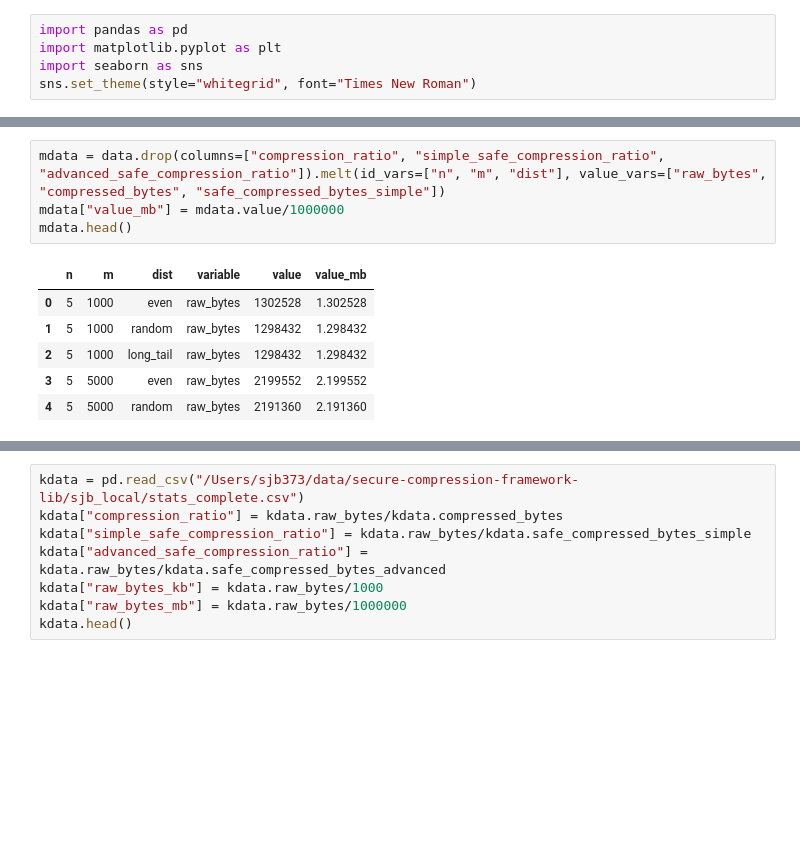
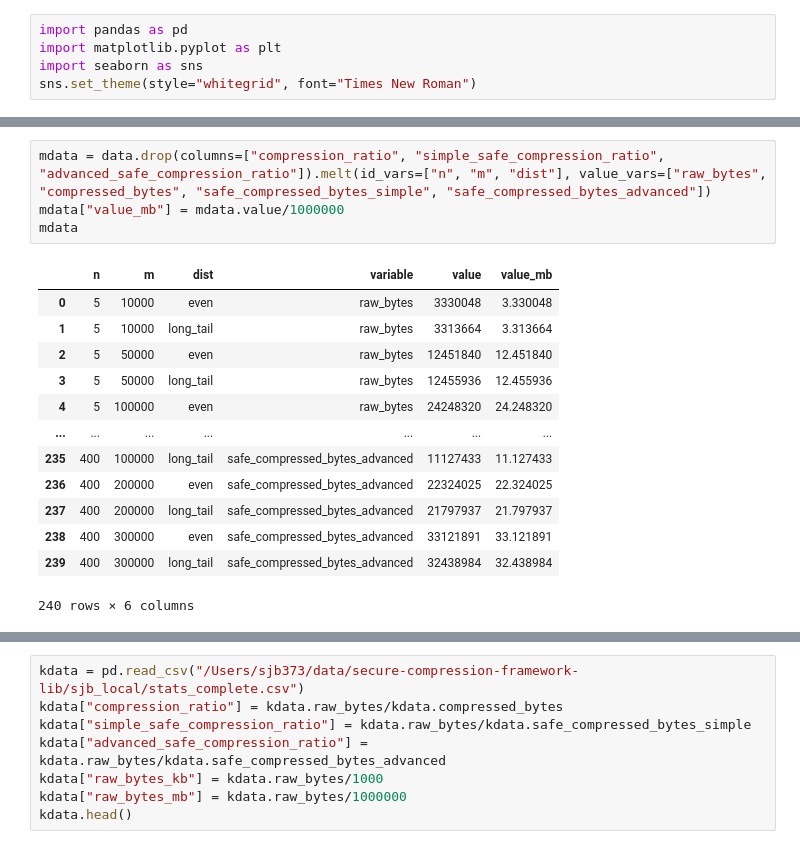
Before and after one commit to AFdrolf/secure-compression-framework-lib, a Jupyter notebook: evaluation/stats/plot_whatsapp_eval.ipynb, the cells around one changed output, grey strips where cells are left out. Saved outputs shown, nothing was run; the diff lists cells and outputs as text; blank space fills up the shorter version.

```diff
--- a/evaluation/stats/plot_whatsapp_eval.ipynb
+++ b/evaluation/stats/plot_whatsapp_eval.ipynb
@@ -20,12 +20,19 @@ data.head()
 # %%
-mdata = data.drop(columns=["compression_ratio", "simple_safe_compression_ratio", "advanced_safe_compression_ratio"]).melt(id_vars=["n", "m", "dist"], value_vars=["raw_bytes", "compressed_bytes", "safe_compressed_bytes_simple"])
+mdata = data.drop(columns=["compression_ratio", "simple_safe_compression_ratio", "advanced_safe_compression_ratio"]).melt(id_vars=["n", "m", "dist"], value_vars=["raw_bytes", "compressed_bytes", "safe_compressed_bytes_simple", "safe_compressed_bytes_advanced"])
 mdata["value_mb"] = mdata.value/1000000
-mdata.head()
+mdata
 # %% [output]
 |  | n | m | dist | variable | value | value_mb |
-| 0 | 5 | 1000 | even | raw_bytes | 1302528 | 1.302528 |
-| 1 | 5 | 1000 | random | raw_bytes | 1298432 | 1.298432 |
-| 2 | 5 | 1000 | long_tail | raw_bytes | 1298432 | 1.298432 |
-| 3 | 5 | 5000 | even | raw_bytes | 2199552 | 2.199552 |
-| 4 | 5 | 5000 | random | raw_bytes | 2191360 | 2.191360 |
+| 0 | 5 | 10000 | even | raw_bytes | 3330048 | 3.330048 |
+| 1 | 5 | 10000 | long_tail | raw_bytes | 3313664 | 3.313664 |
+| 2 | 5 | 50000 | even | raw_bytes | 12451840 | 12.451840 |
+| 3 | 5 | 50000 | long_tail | raw_bytes | 12455936 | 12.455936 |
+| 4 | 5 | 100000 | even | raw_bytes | 24248320 | 24.248320 |
+| ... | ... | ... | ... | ... | ... | ... |
+| 235 | 400 | 100000 | long_tail | safe_compressed_bytes_advanced | 11127433 | 11.127433 |
+| 236 | 400 | 200000 | even | safe_compressed_bytes_advanced | 22324025 | 22.324025 |
+| 237 | 400 | 200000 | long_tail | safe_compressed_bytes_advanced | 21797937 | 21.797937 |
+| 238 | 400 | 300000 | even | safe_compressed_bytes_advanced | 33121891 | 33.121891 |
+| 239 | 400 | 300000 | long_tail | safe_compressed_bytes_advanced | 32438984 | 32.438984 |
+240 rows × 6 columns
 # %%
```
Also changed, not shown: parts of 7 cells of this notebook, 4 other files.
